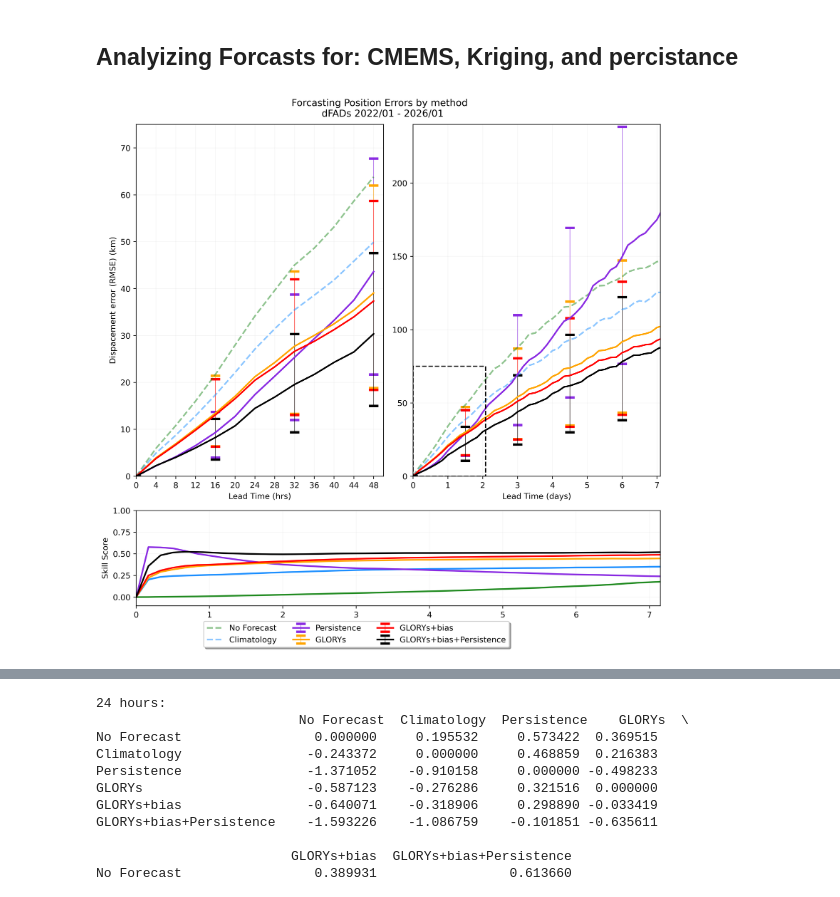
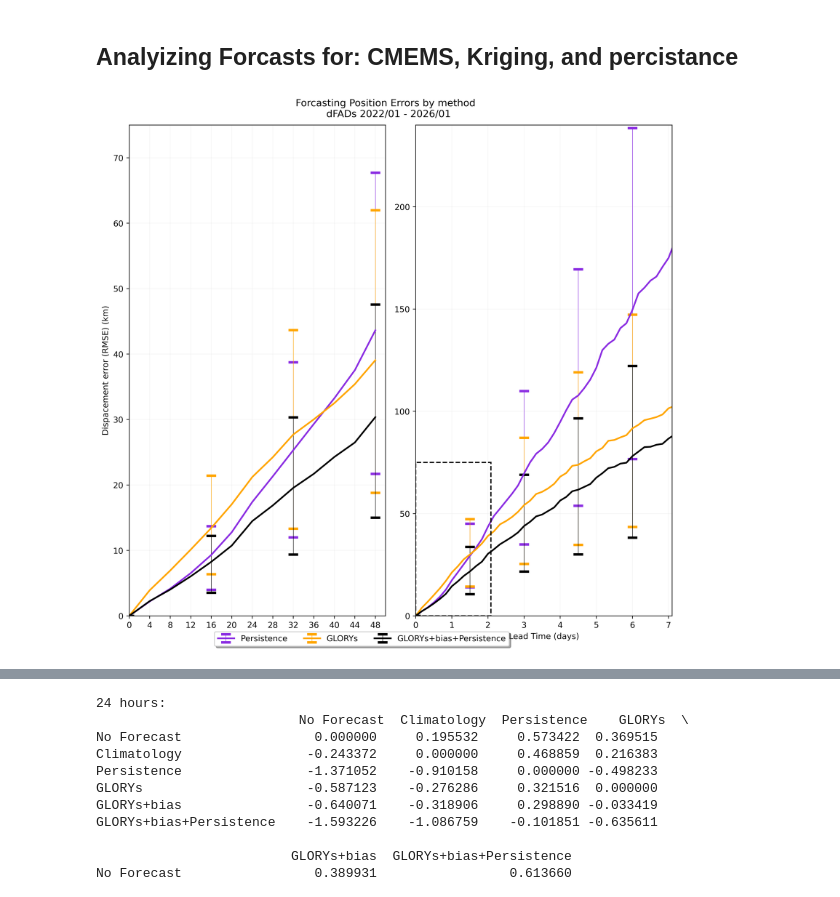
Before and after one commit to Colin-zerfass/fate-core, a Jupyter notebook: Code/Parcels/Output_analyze.ipynb, the cells around one changed output, grey strips where cells are left out. Saved outputs shown, nothing was run; the diff lists cells and outputs as text; code cells hidden in the pictures.

```diff
--- a/Code/Parcels/Output_analyze.ipynb
+++ b/Code/Parcels/Output_analyze.ipynb
@@ -20,12 +20,12 @@ reload(output)
 # %%
 
 data= {
-      'No Forecast':     ['No_forecast', 'forestgreen'],
-      'Climatology':      ['climatological2024', 'dodgerblue'],
+      # 'No Forecast':     ['No_forecast', 'forestgreen'],
+      # 'Climatology':      ['climatological2024', 'dodgerblue'],
       'Persistence':      ['combined_Percistance2024', 'blueviolet'],
       # 'All Methods':      ['Final/' + 'Initial_angle_v1_2026', 'k'],
       'GLORYs':             ['Final/' + 'CMEMS_2026', 'orange'],
-      'GLORYs+bias' :       ['Final/cmems_bias_meanremoved_2026', 'red'],
+      # 'GLORYs+bias' :       ['Final/cmems_bias_meanremoved_2026', 'red'],
       'GLORYs+bias+Persistence' : ['Final/cmems_bias_pers_meanremoved_2026', 'black'],
       # 'GLORYs+bias+wind' :       ['cmems_bias_wind_meanremoved_2026', 'green'],
       # 'GLORYs+wind_meanstillon':        ['Final/' + 'cmems_wind_2026', 'olive'],
@@ -46,7 +46,8 @@ for key, item in data.items():
 
 ## fix persistance
 if 'Persistence' in data.keys():
-  persistance = dslist[2]
+  pers_idx = list(data.keys()).index('Persistence')
+  persistance = dslist[pers_idx]
   persistance = persistance.drop(columns= ["BouyID", 'speed_ms_persistence'])
 
   # to fix persistance column names intial
@@ -54,10 +55,10 @@ if 'Persistence' in data.keys():
                     "Latitude_persistence": "lat_forcast",
                       "Longitude_persistence": "lon_forcast",
                       "lead_time_hours": "leadtime" , "DateTime": "Time"})
-  dslist[2] = persistance
+  dslist[pers_idx] = persistance
 # %%
 bins = np.linspace(0,8*24,2*24+1)
-skill_score = True ## False: does not interpolate
+skill_score = False ## False: does not interpolate
 recalc_skill_score = False #(True: takes a 5-10 minutes to run)
 #Outputs to be plotted
 ltes = []
@@ -125,9 +126,7 @@ if recalc_skill_score == True:
 sss_df = pd.read_csv('saved_output/skill_scores.csv', index_col='leadtime_hrs')
 sss = [sss_df[col].to_numpy() for col in sss_df.columns]
 # %%
-
-skill_score = True
-
+errorbars = True
 fig = plt.figure(figsize=(10,10), dpi = 400)
 gs = gridspec.GridSpec(3, 2, width_ratios=[3,3], height_ratios= [5,5,3])
 labels = list(data.keys())
@@ -152,10 +151,15 @@ for i in range(len(dslist)):
         yerr1 =  None
         alpha = 0.5
         ls = '--'
-    ax0.errorbar(bins[0:13], ltes[i][:13], lw = 2, yerr = yerr0, color = colors[i],
-                 capsize = 6  , errorevery=4, elinewidth= 0.5, mew = 3, alpha = alpha, ls = ls)
-    ax1.errorbar(bins[:]/24, ltes[i][:], lw =2, yerr = yerr1 , label = labels[i],  color =  colors[i],
-                 capsize = 6  , errorevery=9, elinewidth= 0.5, mew = 3, alpha =  alpha, ls = ls)
+    if errorbars:
+        ax0.errorbar(bins[0:13], ltes[i][:13], lw = 2, yerr = yerr0, color = colors[i],
+                    capsize = 6  , errorevery=4, elinewidth= 0.5, mew = 3, alpha = alpha, ls = ls)
+        ax1.errorbar(bins[:]/24, ltes[i][:], lw =2, yerr = yerr1 , label = labels[i],  color =  colors[i],
+                    capsize = 6  , errorevery=9, elinewidth= 0.5, mew = 3, alpha =  alpha, ls = ls)
+    if not errorbars:
+        ax0.plot(bins[0:13], ltes[i][:13], lw = 2,  color = colors[i], alpha = alpha, ls = ls)
+        ax1.plot(bins[:]/24, ltes[i][:], lw = 2,  color = colors[i], alpha = alpha, ls = ls)
+
     if skill_score == True:
         ax2.plot(sss_df.index / 24, sss_df.iloc[:, i], color=colors[i], lw=2)
 
@@ -165,32 +169,32 @@ ax0.set_xlim(0,50)
 ax0.set_ylim(0,75)
 #ax0.set_ylim(0,150)
 ax1.set_xlim(0,7.1)
 ax1.set_ylim(0,240)
 ax1.set_xticks(np.linspace(0,7,8))
 
 ax0.set_ylabel("Dispacement error (RMSE) (km)")
 ax0.set_xlabel("Lead Time (hrs)")
 ax1.set_xlabel("Lead Time (days)")
 ax0.grid(alpha = 0.1)
 ax1.grid(alpha = 0.1)
 
 # Draw on ax1 the same data-window shown in ax0 (ax0 x is hours, ax1 x is days)
 x0_hr, x1_hr = ax0.get_xlim()
 y0, y1 = ax0.get_ylim()
 
 zoom_box = plt.Rectangle((x0_hr / 24.0, y0), (x1_hr - x0_hr) / 24.0, y1 - y0,
                          fill=False, edgecolor="black", linestyle="--", linewidth=1.5, zorder=10)
 ax1.add_patch(zoom_box)
 if skill_score == True:
     ax2.set(xlim = [0,7.15],ylim = [-0.1,1], ylabel = 'Skill Score', xlabel ='days')
     ax2.grid(alpha = 0.1)
 
 fig.legend(loc='upper center', bbox_to_anchor=(3.2/7, 0.08),
           fancybox=True, shadow=True, ncol=3)
 fig.suptitle("Forcasting Position Errors by method \n dFADs 2022/01 - 2026/01")
 fig.set_facecolor("#FFFFFF")
 fig.tight_layout()
 plt.subplots_adjust(bottom=0.1)
-fig.savefig(r"..\..\Figures\Paper\FIG3.pdf")
+#fig.savefig(r"..\..\Figures\Paper\FIG3.pdf")
 # %% [output]
-[figure, old version]
+[figure, new version]
```
Also changed, not shown: parts of 1 cell of this notebook, 8 other files.
